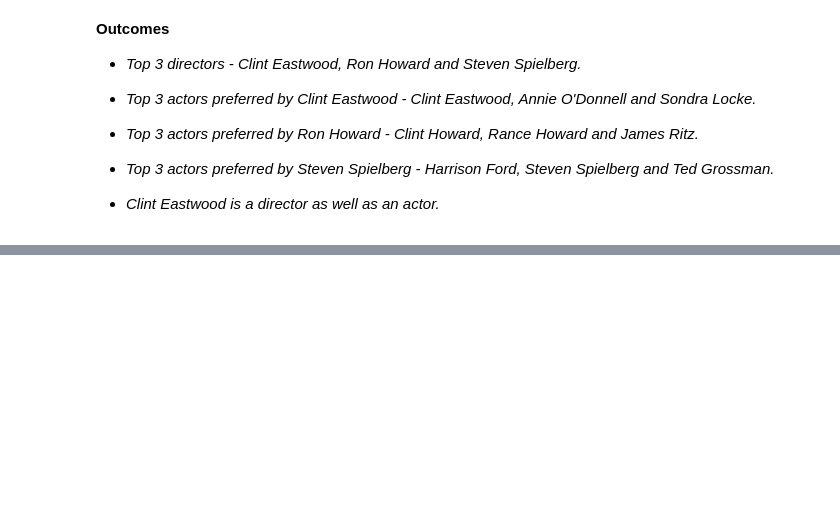
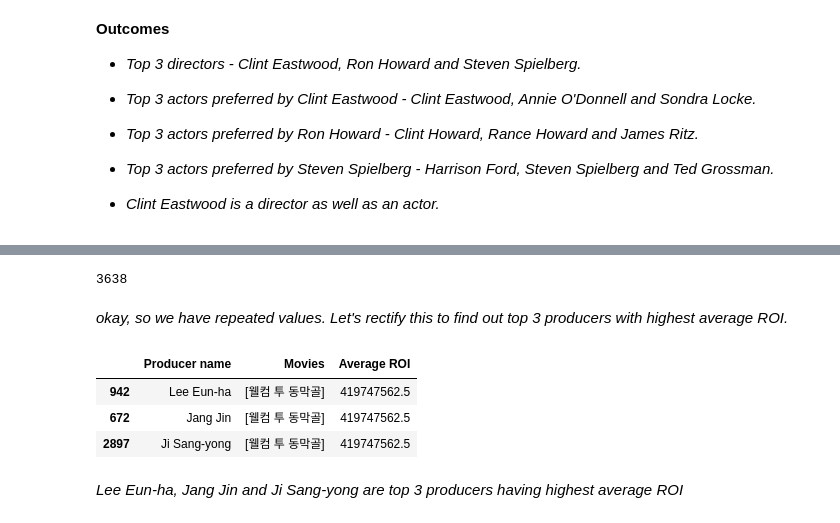
Before and after one commit to gupta4327/EDA_imdb, a Jupyter notebook: IMDB_EDA.ipynb, the cells around one changed output, grey strips where cells are left out. Drawn from its saved outputs; the diff is of its cells as text; code cells hidden in the pictures; blank space fills up the shorter version.

```diff
--- a/IMDB_EDA.ipynb
+++ b/IMDB_EDA.ipynb
@@ -385,0 +500,9 @@ Steven_actors_df[0:3]   #top 3 actors preferred by 'Steven Spielberg'
+# %%
+#-----------------------------------Block-13--------------------------------------
+
+#checking if there are repeated movies name and ROI in above dataframe
+final_movie_producer_ROI_df[['movies name','roi']].duplicated().sum()
+# %% [output]
+3638
+# %% [markdown]
+*okay, so we have repeated values. Let's rectify this to find out top 3 producers with highest average ROI.*
@@ -385,0 +533,29 @@ Steven_actors_df[0:3]   #top 3 actors preferred by 'Steven Spielberg'
+# %%
+#-----------------------------------Block-14a--------------------------------------
+
+#to calculate average of ROI corresponding to each producer
+average_roi=[]
+for roi in  roi_list:   #iterating over each list of roi_list
+  avg_roi=sum(roi)/len(roi)   #calculating average of roi for each list of roi_list
+  average_roi.append(avg_roi)   #storing average of roi in average_roi for each list of roi_list
+# %%
+#-----------------------------------Block-14b--------------------------------------
+
+#conversion to pandas series
+producer_df=pd.Series( producer_list)   #series of different producers
+movies_df=pd.Series(movies)  #series of movies corresponding to different producers
+roi_df=pd.Series(average_roi)   #series of average ROI corresponding to different producers
+# %%
+#-----------------------------------Block-14c--------------------------------------
+
+#merging series of block-14b to get a dataframe containing producer names, movies corresponding to these producers and average ROI for these producers
+producer_movies_avgroi_df=pd.concat([producer_df,movies_df,roi_df],axis=1).sort_values(by=2,ascending=False)
+producer_movies_avgroi_df.rename(columns={0:'Producer name',1:'Movies',2:'Average ROI'},inplace=True)
+producer_movies_avgroi_df[0:3]   #top 3 producers who has produced movies with highest average ROI
+# %% [output]
+|  | Producer name | Movies | Average ROI |
+| 942 | Lee Eun-ha | [웰컴 투 동막골] | 419747562.5 |
+| 672 | Jang Jin | [웰컴 투 동막골] | 419747562.5 |
+| 2897 | Ji Sang-yong | [웰컴 투 동막골] | 419747562.5 |
+# %% [markdown]
+*Lee Eun-ha, Jang Jin and Ji Sang-yong are top 3 producers having highest average ROI*
```
Also changed, not shown: parts of 13 cells of this notebook.
